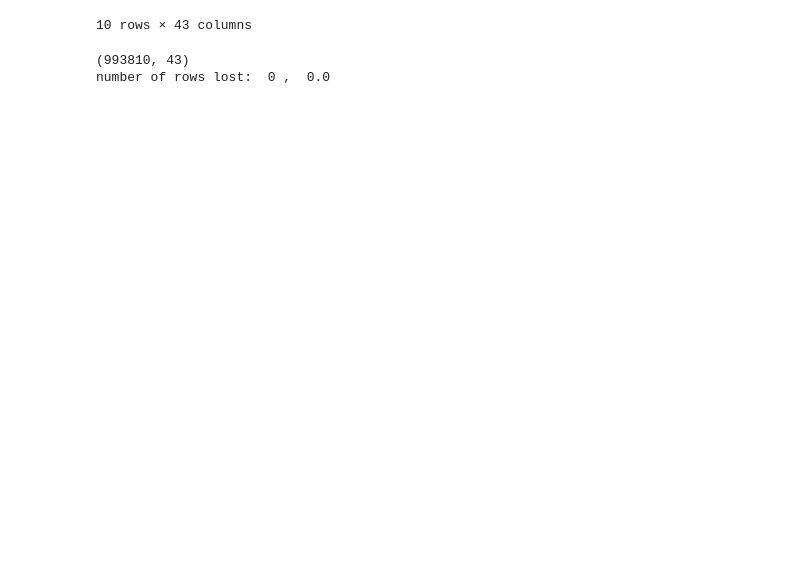
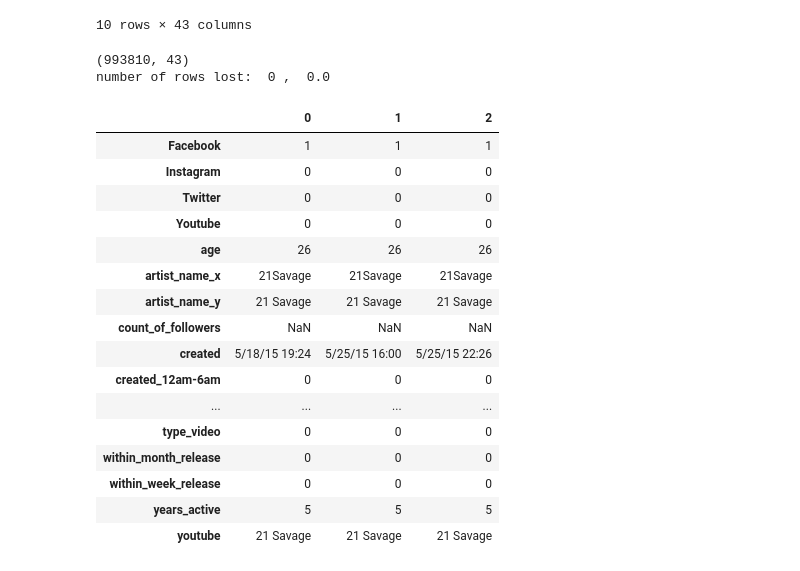
Before and after one commit to ghazalerfani/SocialMedia-Music, a Jupyter notebook: CleanedDatasets/Combined_Social_Data.ipynb, the cells around one changed output. Saved outputs shown, nothing was run; the diff lists cells and outputs as text; code cells hidden in the pictures; blank space fills up the shorter version.

```diff
--- a/CleanedDatasets/Combined_Social_Data.ipynb
+++ b/CleanedDatasets/Combined_Social_Data.ipynb
@@ -210,5 +230,25 @@ print("number of rows lost: ", sum - df.shape[0], ", ", (sum - df.shape[0])/sum)
 # %% [output]
 (993810, 43)
 number of rows lost:  0 ,  0.0
+# %%
+df.head(3).T
+# %% [output]
+|  | 0 | 1 | 2 |
+| Facebook | 1 | 1 | 1 |
+| Instagram | 0 | 0 | 0 |
+| Twitter | 0 | 0 | 0 |
+| Youtube | 0 | 0 | 0 |
+| age | 26 | 26 | 26 |
+| artist_name_x | 21Savage | 21Savage | 21Savage |
+| artist_name_y | 21 Savage | 21 Savage | 21 Savage |
+| count_of_followers | NaN | NaN | NaN |
+| created | 5/18/15 19:24 | 5/25/15 16:00 | 5/25/15 22:26 |
+| created_12am-6am | 0 | 0 | 0 |
+| ... | ... | ... | ... |
+| type_video | 0 | 0 | 0 |
+| within_month_release | 0 | 0 | 0 |
+| within_week_release | 0 | 0 | 0 |
+| years_active | 5 | 5 | 5 |
+| youtube | 21 Savage | 21 Savage | 21 Savage |
 # %%
 df.to_csv('Combined_Social_Data.csv')
```
Also changed, not shown: parts of 3 cells of this notebook, 3 other files.
